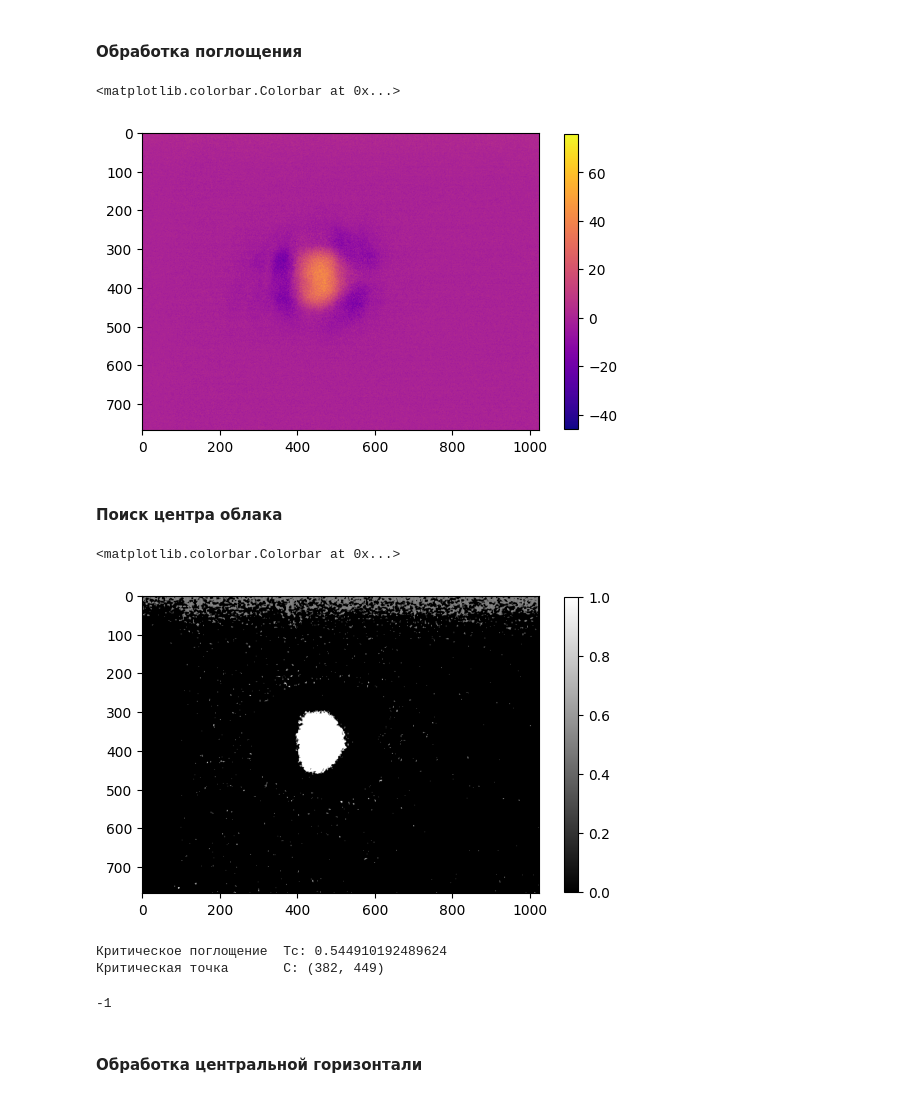
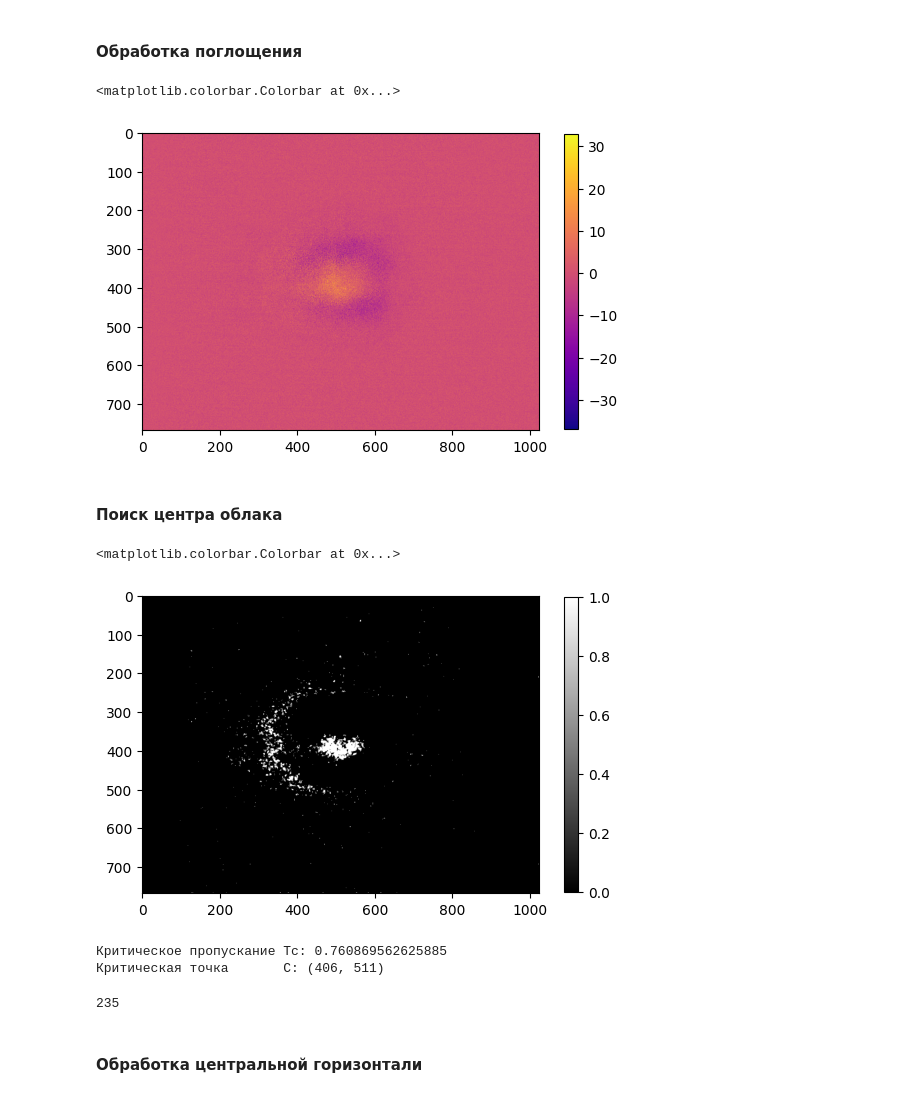
Before and after one commit to chekhyr/AbIm-soft, a Jupyter notebook: AI_Calcium.ipynb, the cells around one changed output. Drawn from its saved outputs; the diff is of its cells as text; code cells hidden in the pictures.

Commit message:
AbIm: added 'shots' list to store all photos

```diff
--- a/AI_Calcium.ipynb
+++ b/AI_Calcium.ipynb
@@ -26,21 +26,23 @@ Kx_abs = 0.001102980962138891
 # %% [markdown]
 #### Обработка поглощения
 # %%
-file_abs = "image_0"
-directory = r"..\2025-05-27_AbIm-Calibr\\"
+file_abs = "image_2"
+directory = r"../2025-05-27_densityInvolute/b=115/"
 
 '''Чтение и разбиение файла'''
-img = PIL.Image.open(directory + file_abs + ".tif")
-for i in range(2):
-    try:
-        img.seek(i)
-        img.save(directory + r"proc/" + file_abs + "_"+ str(i) + ".tif")
-    except EOFError:
-        break
+img = PIL.Image.open(directory + file_abs + ".tif") #initially a grayscale image
 
-#cv2.imread() переводит из RGB в градации серого
-I_atoms = cv2.imread(directory + r"proc/" + file_abs + "_" + str(0) + ".tif", cv2.IMREAD_GRAYSCALE) #I
-I_lbeam = cv2.imread(directory + r"proc/" + file_abs + "_" + str(1) + ".tif", cv2.IMREAD_GRAYSCALE) #I0
+shots = []
+try:
+    while True:
+        frame = np.array(img)
+        shots.append(frame)
+        img.seek(img.tell() + 1) #go to next frame
+except EOFError: #end of frames case
+    pass
+
+I_atoms = shots[0] #I
+I_lbeam = shots[1] #I0
 
 '''Определение количества пикселей по осям i и j'''
 rows, columns = I_atoms.shape
@@ -58,33 +60,33 @@ plt.imshow(D, cmap="plasma")
 plt.colorbar(shrink=.8)
 # %% [output]
 <matplotlib.colorbar.Colorbar at 0x...>
-[figure, old version]
+[figure, new version]
 # %% [markdown]
 #### Поиск центра облака
 # %%
 '''Фильтрация физичных T<=1'''
 F = np.copy(T)
 for i in range(rows): #rows
     for j in range(columns): #columns
         if T[i, j] > 1:
             F[i, j] = 1
 
 '''Медианное сглаживание шумов'''
 M = cv2.medianBlur(F, 5)
 
 '''Фильтрация пропускания меньше порогового значения'''
-TRSH = 0.95 #пороговое значение
+TRSH = 0.96 #пороговое значение
 _, binary = cv2.threshold(M, TRSH, 1, cv2.THRESH_BINARY_INV)
 # THRESH_BINARY_INV:
 #  ≤ TRSH = белые
 #  > TRSH = черные
 
 '''Визуализация'''
 plt.imshow(binary, cmap="gray")
 plt.colorbar(shrink=.8)
 # %% [output]
 <matplotlib.colorbar.Colorbar at 0x...>
-[figure, old version]
+[figure, new version]
 # %%
 '''Выделение контура поглощения'''
 binary_uint8 = np.uint8(binary * 255) #требуется для cv2.findContours()
@@ -100,8 +102,8 @@ cv2.drawContours(ROI, [largest_contour], -1, 255, thickness=cv2.FILLED)
 min_val, _, (jc_abs, ic_abs), _ = cv2.minMaxLoc(T, mask=ROI)
 print(f"Критическое пропускание\tTc: {min_val}\nКритическая точка\tC: {(ic_abs, jc_abs)} ")
 # %% [output]
-Критическое поглощение  Tc: 0.544910192489624
-Критическая точка       C: (382, 449)
+Критическое пропускание Tc: 0.760869562625885
+Критическая точка       C: (406, 511)
 # %%
 '''Отрисовка полученного контура'''
 output = cv2.cvtColor(T, cv2.COLOR_GRAY2BGR)  # Переводим в цветное для рисования
@@ -110,7 +112,7 @@ cv2.circle(output, (jc_abs, ic_abs), 6, (0, 0, 1), -1)
 cv2.imshow("", output)
 cv2.waitKey(0)
 # %% [output]
--1
+235
 # %%
 cv2.destroyAllWindows()
 # %% [markdown]
```
Also changed, not shown: parts of 3 cells of this notebook.
